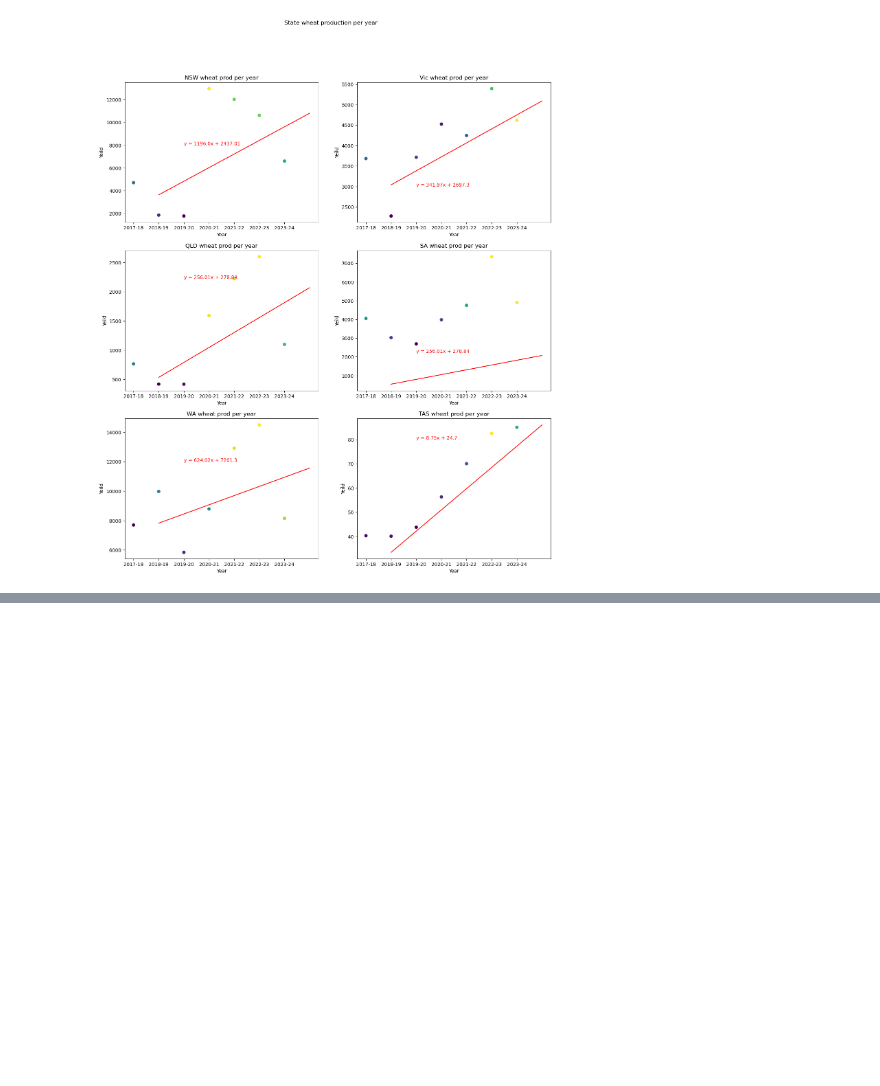
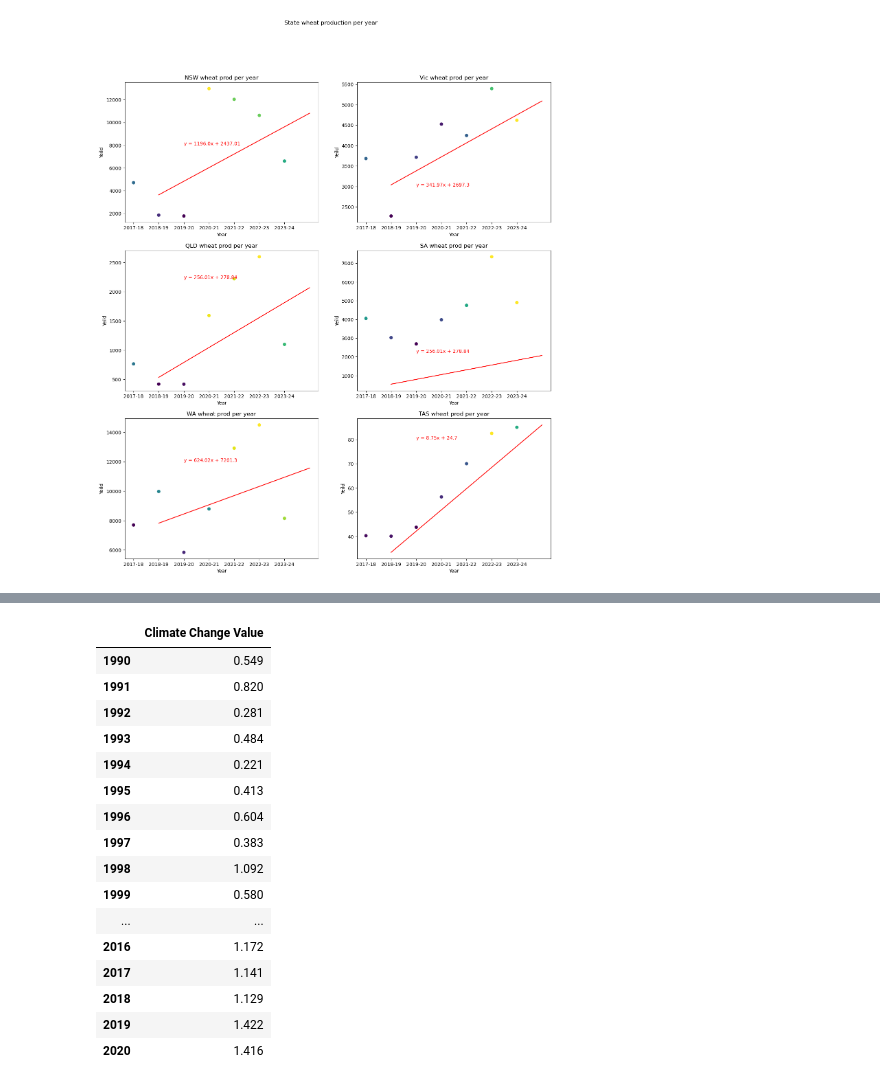
Before and after one commit to B-osborne1/project-one, a Jupyter notebook: project_main_script.ipynb, the cells around one changed output, grey strips where cells are left out. Cells and saved outputs as stored; diff of their text form; code cells hidden in the pictures; blank space fills up the shorter version.

```diff
--- a/project_main_script.ipynb
+++ b/project_main_script.ipynb
@@ -152,0 +220,30 @@ axs[2,1].plot(year_range,tas_regress,"r-")
+# %%
+climate_change_new_2017 = climate_change_2017[["2017-18","2018-19","2019-20","2020-21", "2021-22","2022-23", "2023-24"]]
+climate_change_new_2017 = climate_change_new_2017.T
+climate_change_new_2017 = climate_change_new_2017.rename(columns= {66:"Climate Change Value"})
+climate_change_new_2017
+
+climate_change_new_1990 = climate_change_1990[["1990","1991","1992","1993","1994","1995","1996","1997","1998","1999","2000",
+                                               "2001", "2002", "2003", "2004", "2005", "2006", "2007", "2008", "2009", "2010",
+                                               "2011", "2012", "2013", "2014", "2015", "2016", "2017", "2018", "2019", "2020"]]
+climate_change_new_1990 = climate_change_new_1990.T
+climate_change_new_1990 = climate_change_new_1990.rename(columns= {66:"Climate Change Value"})
+climate_change_new_1990
+# %% [output]
+|  | Climate Change Value |
+| 1990 | 0.549 |
+| 1991 | 0.820 |
+| 1992 | 0.281 |
+| 1993 | 0.484 |
+| 1994 | 0.221 |
+| 1995 | 0.413 |
+| 1996 | 0.604 |
+| 1997 | 0.383 |
+| 1998 | 1.092 |
+| 1999 | 0.580 |
+| ... | ... |
+| 2016 | 1.172 |
+| 2017 | 1.141 |
+| 2018 | 1.129 |
+| 2019 | 1.422 |
+| 2020 | 1.416 |
```
Also changed, not shown: parts of 10 cells of this notebook.
